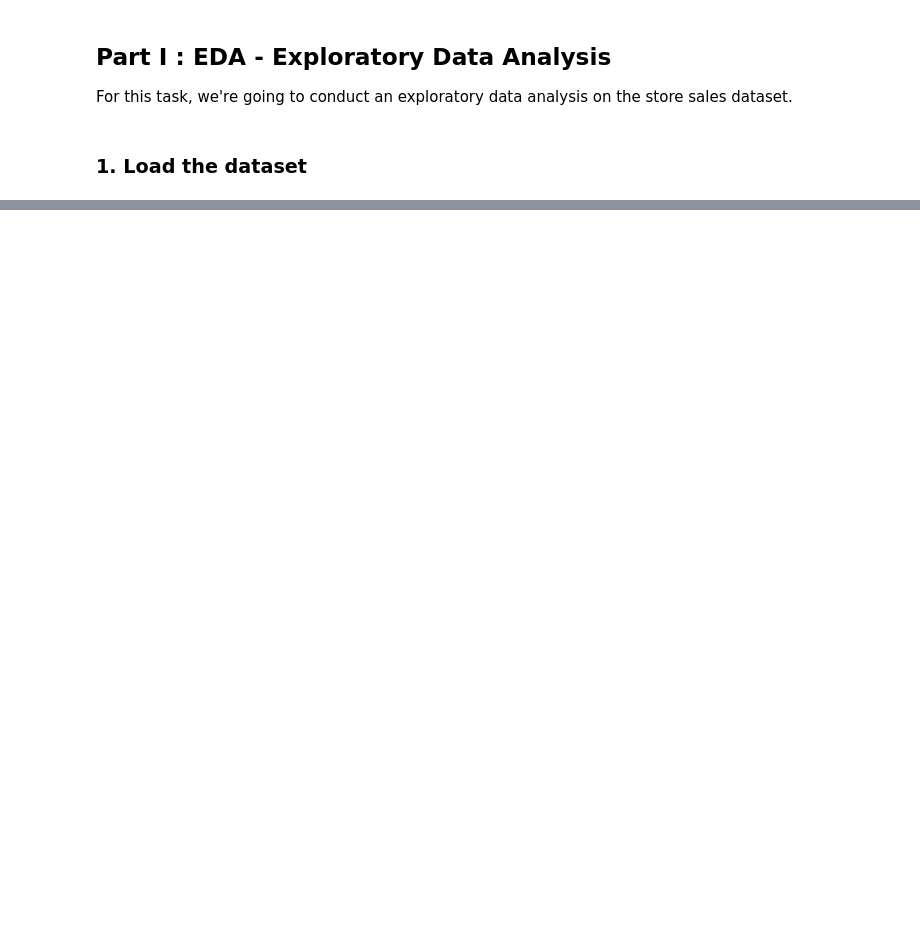
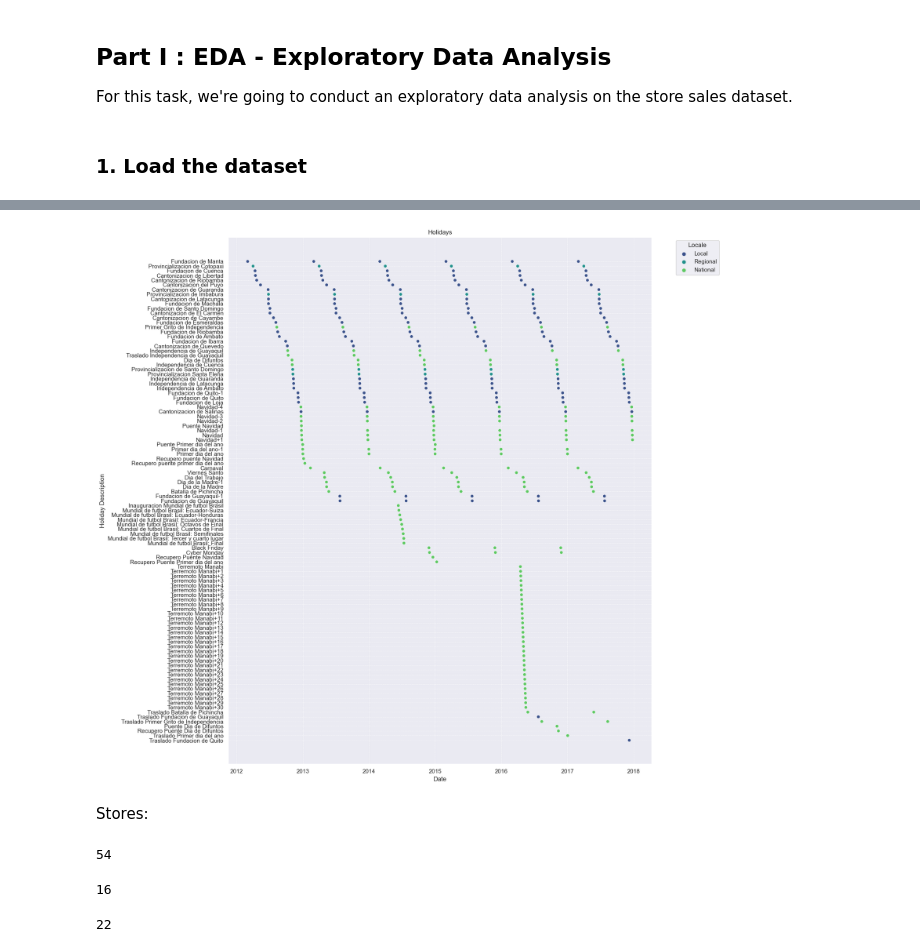
Before and after one commit to TeeNguyenDA/Store-Sales-Forecasting, a Jupyter notebook: notebooks/1_EDA.ipynb, the cells around one changed output, grey strips where cells are left out. Drawn from its saved outputs; the diff is of its cells as text; code cells hidden in the pictures; blank space fills up the shorter version.

Commit message:
modified:   data/store_sales_raw.csv deleted:    data/transactions.csv modified:   notebooks/1_EDA.ipynb

```diff
--- a/notebooks/1_EDA.ipynb
+++ b/notebooks/1_EDA.ipynb
@@ -151,0 +93,4 @@ dtype: int64
+# %%
+# Convert to Datetime for the date column of store_sales_df and holidays_df
+store_sales_df['date'] = pd.to_datetime(store_sales_df.date)
+holidays_df['date'] = pd.to_datetime(holidays_df.date)
@@ -151,0 +133,33 @@ dtype: int64
+# %%
+# Convert the date column to datetime format
+holidays_df['date'] = pd.to_datetime(holidays_df['date'])
+
+# # Filter the data for the years 2013-2014
+# holidays_2013_2014 = holidays_df[(holidays_df['date'].dt.year >= 2013) & (holidays_df['date'].dt.year <= 2014)]
+
+# Plotting
+plt.figure(figsize=(15, 15))
+sns.scatterplot(data=holidays_df, x='date', y='description', hue='locale', palette='viridis', marker='o')
+plt.title('Holidays')
+plt.xlabel('Date')
+plt.ylabel('Holiday Description')
+plt.grid(True, which='both', linestyle='--', linewidth=0.5)
+plt.tight_layout()
+plt.legend(title='Locale', bbox_to_anchor=(1.05, 1), loc='upper left')
+plt.show()
+# %% [output]
+[figure, added]
+# %% [markdown]
+Stores:
+# %%
+store_df.store_nbr.nunique()
+# %% [output]
+54
+# %%
+store_df.state.nunique()
+# %% [output]
+16
+# %%
+store_df.city.nunique()
+# %% [output]
+22
```
Also changed, not shown: parts of 76 cells of this notebook, 2 other files.
